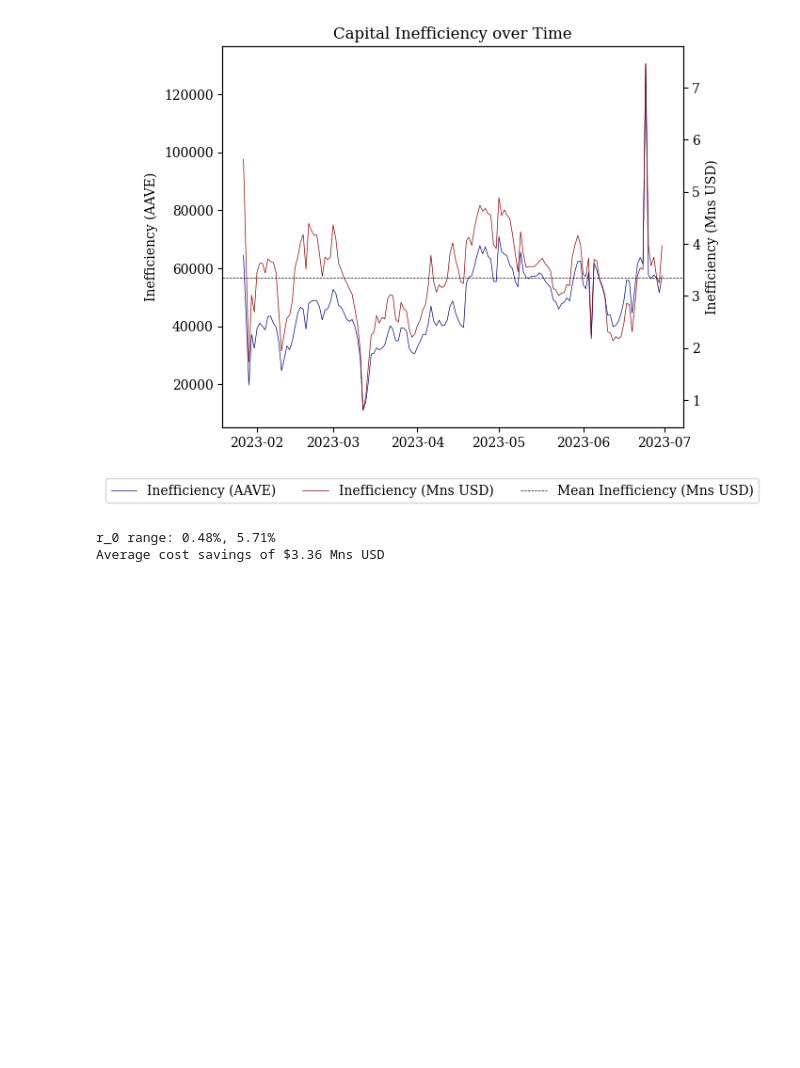
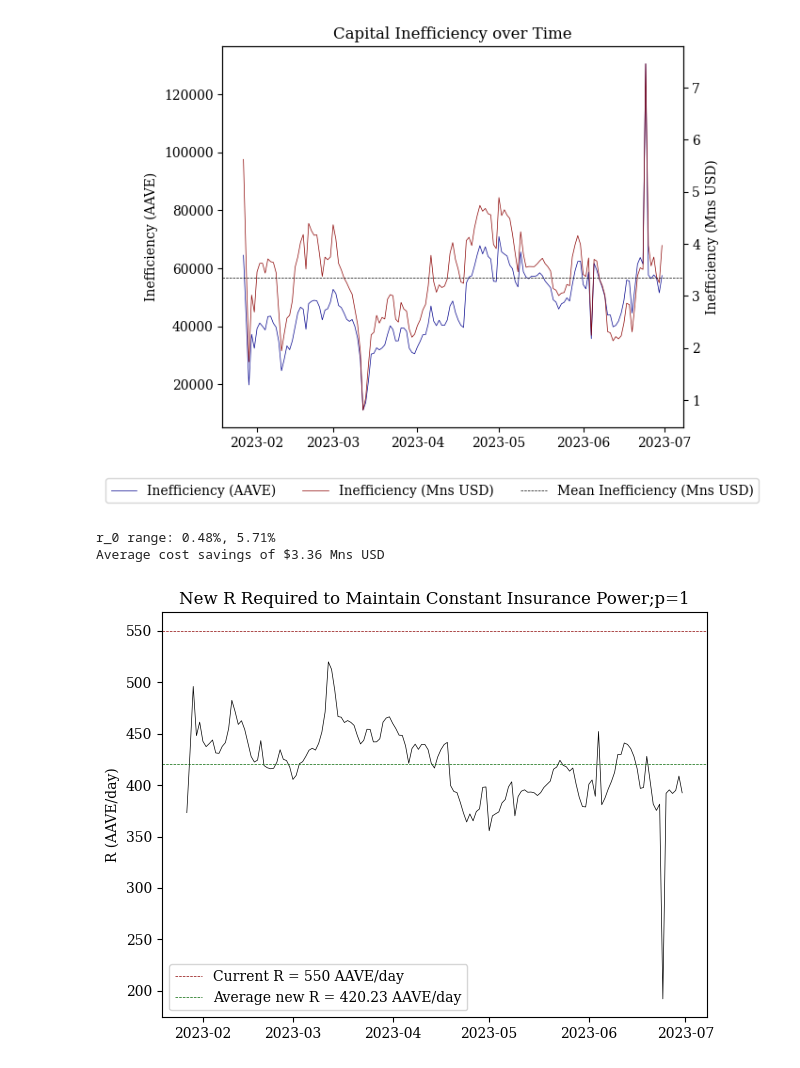
Before and after one commit to xenophonlabs/aave-safety-module, a Jupyter notebook: main.ipynb, the cells around one changed output. Cells and saved outputs as stored; diff of their text form; code cells hidden in the pictures; blank space fills up the shorter version.

Commit message:
Final paper plots

```diff
--- a/main.ipynb
+++ b/main.ipynb
@@ -211,8 +211,10 @@ df['insurance'] = df['tvl'] * df['p']
 df['tvl_$'] = df['tvl'] * df['price']
 df['savings'] = get_savings(df['r_0'], df['r_other'], df['r_slash'], df['p'], 1, df['R'])
 df['savings_$'] = df['savings'] * df['price']
+df['R2'] = get_new_R(df['R'], df['p'], 1, df['r_0'], df['r_other'], df['r_slash'])
 
 mean_savings = (df['savings_$']/1e6).mean()
+mean_R2 = (df['R2']/365).mean()
 # %%
 f, ax1 = plt.subplots()
 ax2 = ax1.twinx()
@@ -302,0 +258,15 @@ heatmap()
+# %%
+f, ax = plt.subplots()
+
+ax.plot(df.index, df['R2']/365, linewidth=0.5, color='black')
+ax.axhline(R1/365, color='darkred', linewidth=0.5, linestyle='--', label='Current R = 550 AAVE/day')
+ax.axhline(mean_R2, color='darkgreen', linewidth=0.5, linestyle='--', label=f'Average new R = {mean_R2:.2f} AAVE/day')
+
+ax.set_ylabel('R (AAVE/day)')
+ax.set_title('New R Required to Maintain Constant Insurance Power;p=1')
+ax.legend()
+
+f.tight_layout()
+f.savefig('./figs/new_R_p1.png', bbox_inches='tight')
+# %% [output]
+[figure, added]
```
Also changed, not shown: parts of 4 cells of this notebook, 5 other files.
